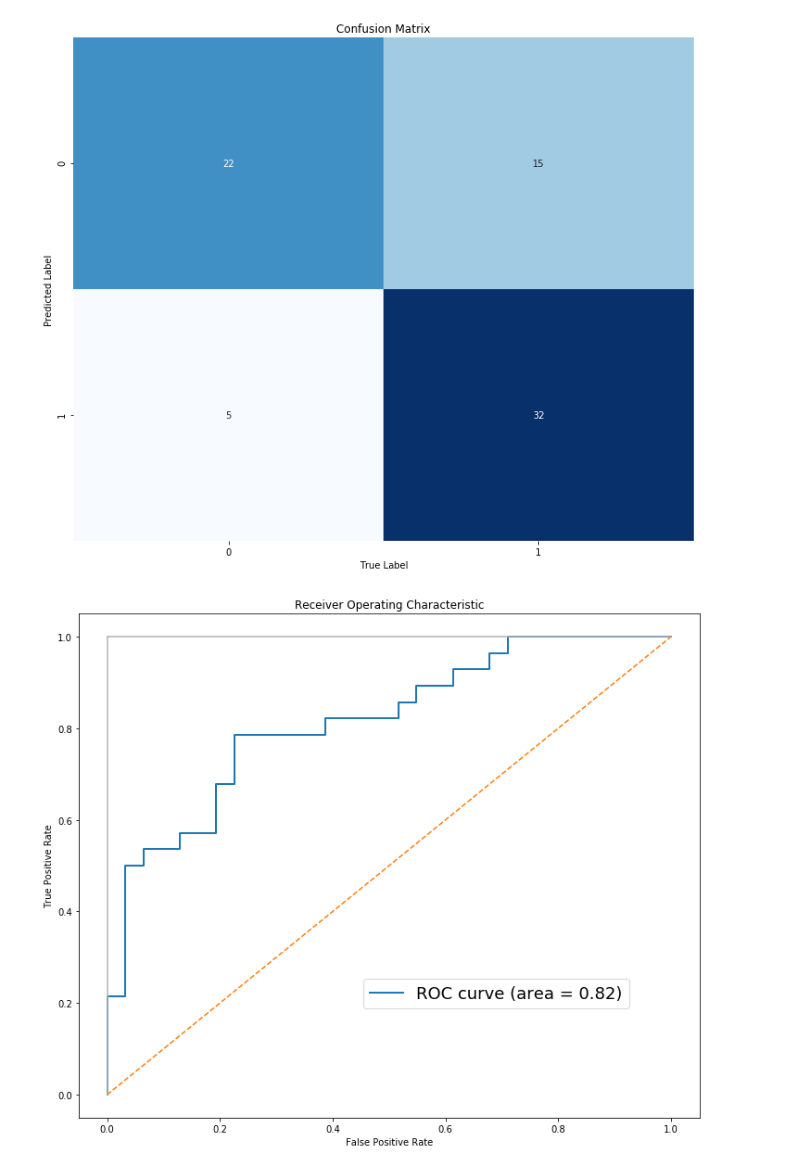
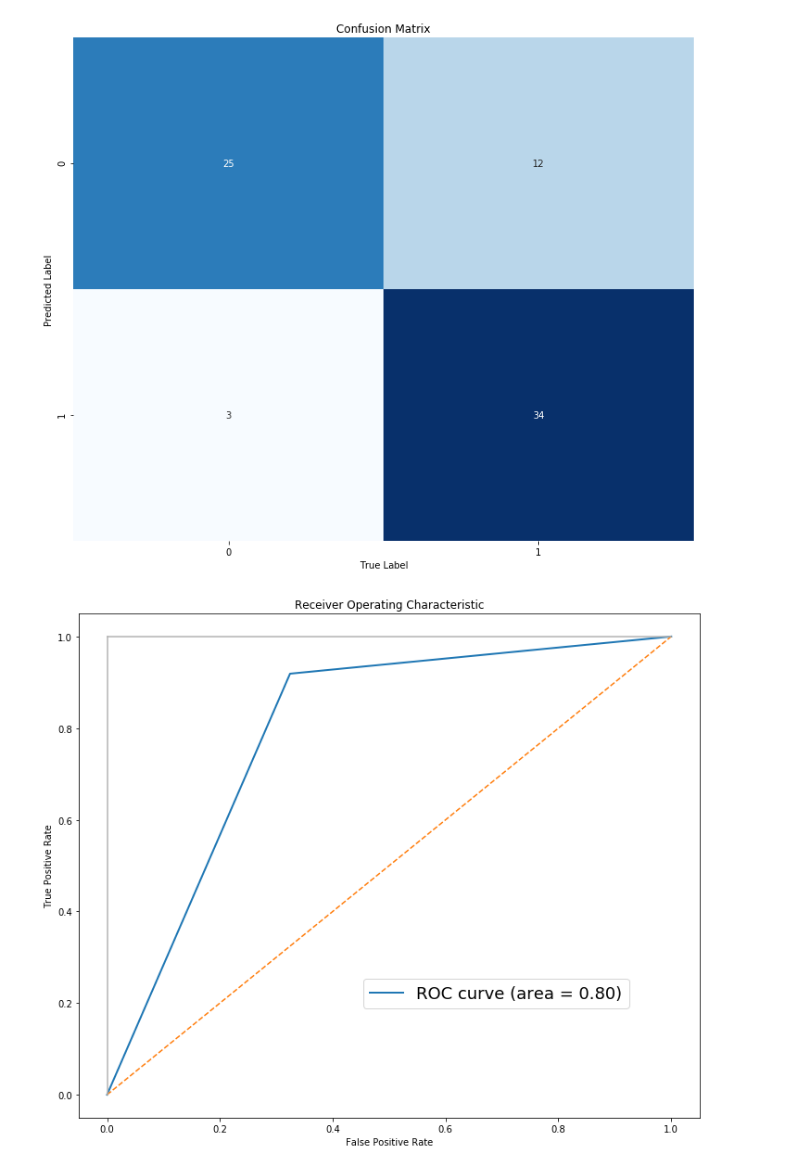
Before and after one commit to ljsauer/LaunchCode, a Jupyter notebook: Final Project - Model/Heart_Disease_Model.ipynb, the cells around one changed output. Cells and saved outputs as stored; diff of their text form; code cells hidden in the pictures.

```diff
--- a/Final Project - Model/Heart_Disease_Model.ipynb
+++ b/Final Project - Model/Heart_Disease_Model.ipynb
@@ -220,8 +394,8 @@ heart.head()
 # %%
 from sklearn.tree import DecisionTreeClassifier
 
-X = heart.drop(columns='heart_disease')
-y = heart.heart_disease
+X = heart2.drop(columns='heart_disease')
+y = heart2.heart_disease
 
 X_train, X_test, y_train, y_test = train_test_split(X, y)
 
@@ -239,6 +413,6 @@ Decision Tree Accuracy Score:  0.7567567567567568
 # %%
-features = heart.drop(columns='heart_disease')
-target = heart.heart_disease
+features = heart2.drop(columns='heart_disease')
+target = heart2.heart_disease
 
 # Create classifier object
 dtree = DecisionTreeClassifier(random_state=0)
@@ -247,7 +421,7 @@ dtree = DecisionTreeClassifier(random_state=0)
 model = dtree.fit(features, target)
 
 # Create DOT data
-dot_data = tree.export_graphviz(dtree, feature_names=heart.drop(columns='heart_disease').columns.values, class_names="01")
+dot_data = tree.export_graphviz(dtree, feature_names=heart2.drop(columns='heart_disease').columns.values, class_names="01")
 
 # Draw graph
 graph = pydotplus.graph_from_dot_data(dot_data)
@@ -263,16 +437,8 @@ True
 # %%
-from sklearn.linear_model import LogisticRegression
+X = heart2.drop(columns='heart_disease')
+y = heart2.heart_disease
 
-X = heart.drop(columns='heart_disease')
-y = heart.heart_disease
-
-X_train, X_test, y_train, y_test = train_test_split(X, y)
-
-logreg = LogisticRegression()
-
-logreg.fit(X_train, y_train)
-
-lg_new_score = logreg.score(X_test, y_test)
+lg_new_score = logreg(X, y)
 
 print(" New Score: ", lg_new_score, " \n \t versus \n Old score: ", lg_score_one)
 # %% [output]
@@ -315,12 +475,9 @@ No Heart Disease       0.81      0.59      0.69        37
 # %%
-# Visualize performance with confusion matrix
 from sklearn.metrics import confusion_matrix
 
-y_pred = logistic_regression.fit(X_train, y_train).predict(X_test)
+X_train, X_test, y_train, y_test = train_test_split(X, y, random_state=1)
 
-matrix = confusion_matrix(y_test, y_pred, labels=[0, 1])
-
-df = pd.DataFrame(matrix)
+df = confusion_matrix(y_test, y_pred)
 
 sns.heatmap(df, annot=True, cbar=None, cmap="Blues")
 plt.rcParams["figure.figsize"] = [12.0, 10.0]
@@ -333,25 +490,25 @@ Text(0.5, 69.0, 'True Label')
 # %%
 # Plot ROC Curve
 from sklearn.datasets import make_classification
 from sklearn.linear_model import LogisticRegression
 from sklearn.metrics import roc_curve, roc_auc_score
 
-X_train, X_test, y_train, y_test = train_test_split(features_standardized, target, test_size=0.2, random_state=1)
+X_train, X_test, y_train, y_test = train_test_split(features_standardized, target, random_state=1)
 
-logistic_regression.fit(X_train, y_train)
+#LogisticRegression.fit(X_train, y_train)
 
-y_scores = logistic_regression.predict_proba(X_test)[:, 1]
+#y_scores = logistic_regression.predict_proba(X_test)[:, 1]
 
-falsePos, truePos, threshold = roc_curve(y_test, y_scores)
+falsePos, truePos, threshold = roc_curve(y_test, y_pred)
 
-plt.plot(falsePos, truePos, lw=2, label='ROC curve (area = %0.2f)' % roc_auc_score(y_test, y_scores))
+plt.plot(falsePos, truePos, lw=2, label='ROC curve (area = %0.2f)' % roc_auc_score(y_test, y_pred))
 plt.plot([0, 1], ls='--')
 plt.plot([0, 0], [1, 0], c=".7")
 plt.plot([1, 1], c=".7")
 plt.ylabel("True Positive Rate")
 plt.xlabel("False Positive Rate")
 plt.title("Receiver Operating Characteristic")
 plt.legend(loc=4, bbox_to_anchor=(0.90, 0.2), fontsize=18)
 plt.rcParams["figure.figsize"] = [12.0, 10.0]
 # %% [output]
-[figure, old version]
+[figure, new version]
```
Also changed, not shown: parts of 30 cells of this notebook, 1 other file.
